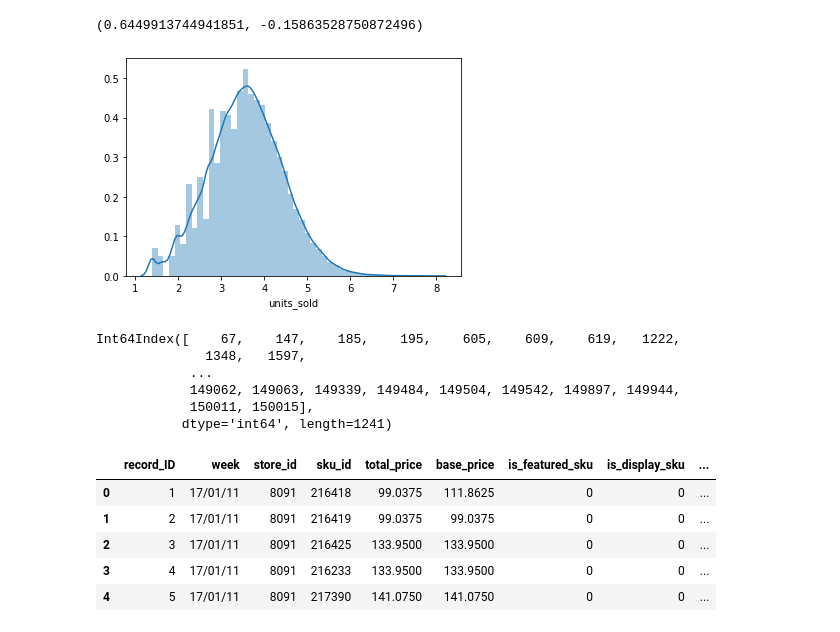
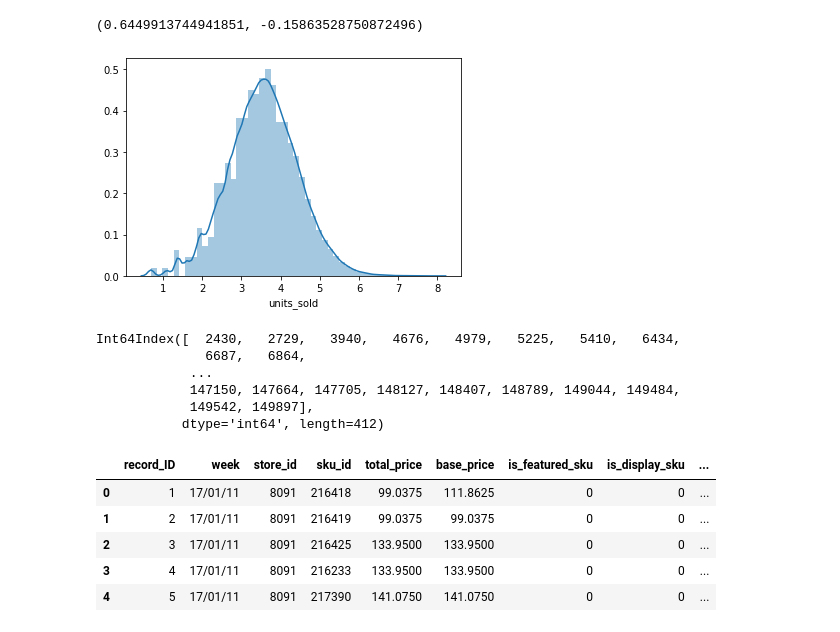
Before and after one commit to RahulGupta16/Analytics-Vidhya-Janta-Hack-Demand-Forecasting, a Jupyter notebook: Untitled.ipynb, the cells around one changed output. Saved outputs shown, nothing was run; the diff lists cells and outputs as text; code cells hidden in the pictures.

```diff
--- a/Untitled.ipynb
+++ b/Untitled.ipynb
@@ -107,24 +128,24 @@ train.units_sold.kurt(),train.units_sold.skew()
 # %%
 q1 = train.units_sold.quantile(0.25)
 q3 = train.units_sold.quantile(0.75)
 iqr = q3 - q1
 upper = q3 + 1.5 *(iqr)
-lower  =q1 - 1.5 *(iqr)
+lower  =q1 - 2.5 *(iqr)
 l1 = train[train.units_sold<lower].index
 sns.distplot(train.drop(index=l1).units_sold)
 train.drop(index=l1,inplace=True)
 train.reset_index(drop=True,inplace=True)
 # %% [output]
-[figure, old version]
+[figure, new version]
 # %%
 l1
 # %% [output]
-Int64Index([    67,    147,    185,    195,    605,    609,    619,   1222,
-              1348,   1597,
+Int64Index([  2430,   2729,   3940,   4676,   4979,   5225,   5410,   6434,
+              6687,   6864,
             ...
-            149062, 149063, 149339, 149484, 149504, 149542, 149897, 149944,
-            150011, 150015],
-           dtype='int64', length=1241)
+            147150, 147664, 147705, 148127, 148407, 148789, 149044, 149484,
+            149542, 149897],
+           dtype='int64', length=412)
 # %%
 train.head()
 # %% [output]
```
Also changed, not shown: parts of 41 cells of this notebook, 2 other files.
